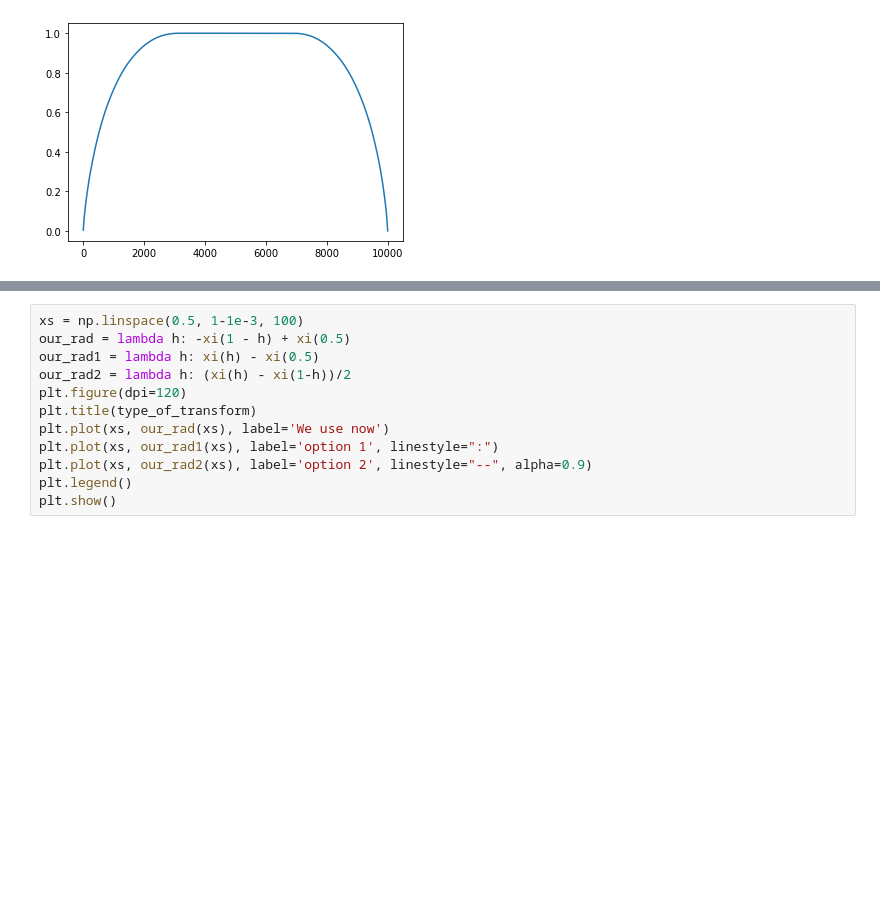
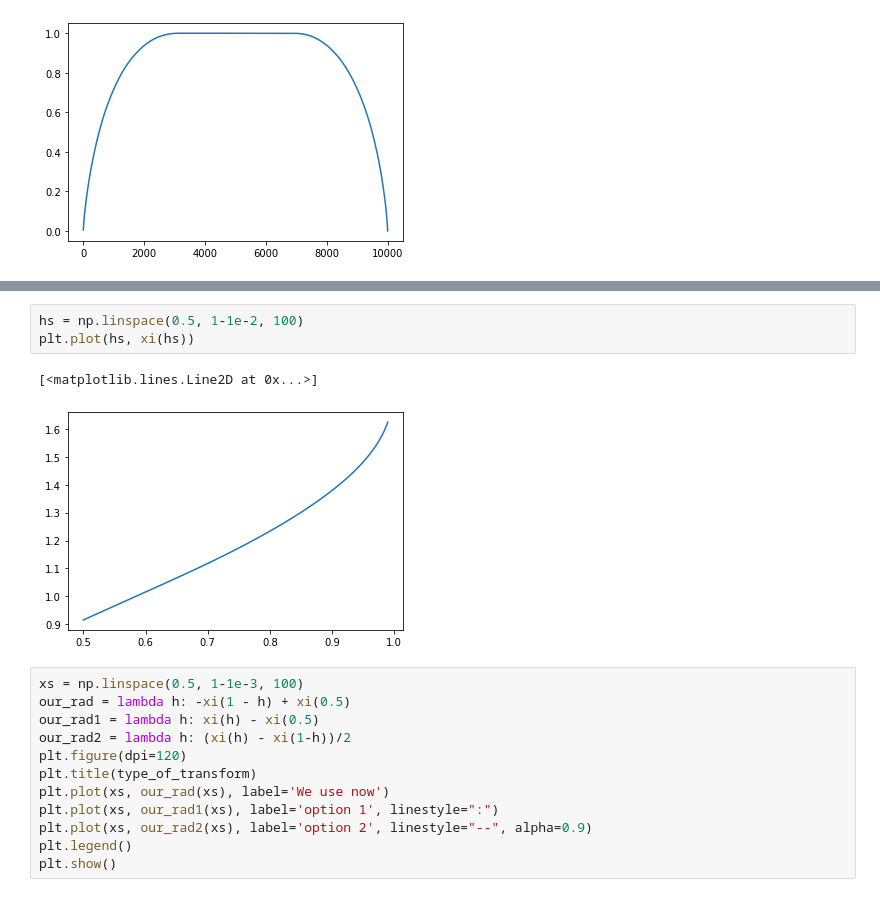
Before and after one commit to dkorzh10/general_lipschitz, a Jupyter notebook: notebooks/bound_estimates_examples.ipynb, the cells around one changed output, grey strips where cells are left out. Drawn from its saved outputs; the diff is of its cells as text; blank space fills up the shorter version.

```diff
--- a/notebooks/bound_estimates_examples.ipynb
+++ b/notebooks/bound_estimates_examples.ipynb
@@ -508,3 +545,9 @@ plt.show()
+# %%
+hs = np.linspace(0.5, 1-1e-2, 100)
+plt.plot(hs, xi(hs))
+# %% [output]
+[<matplotlib.lines.Line2D at 0x...>]
+[figure, added]
 # %%
 xs = np.linspace(0.5, 1-1e-3, 100)
 our_rad = lambda h: -xi(1 - h) + xi(0.5)
```
Also changed, not shown: parts of 9 cells of this notebook, 10 other files.
